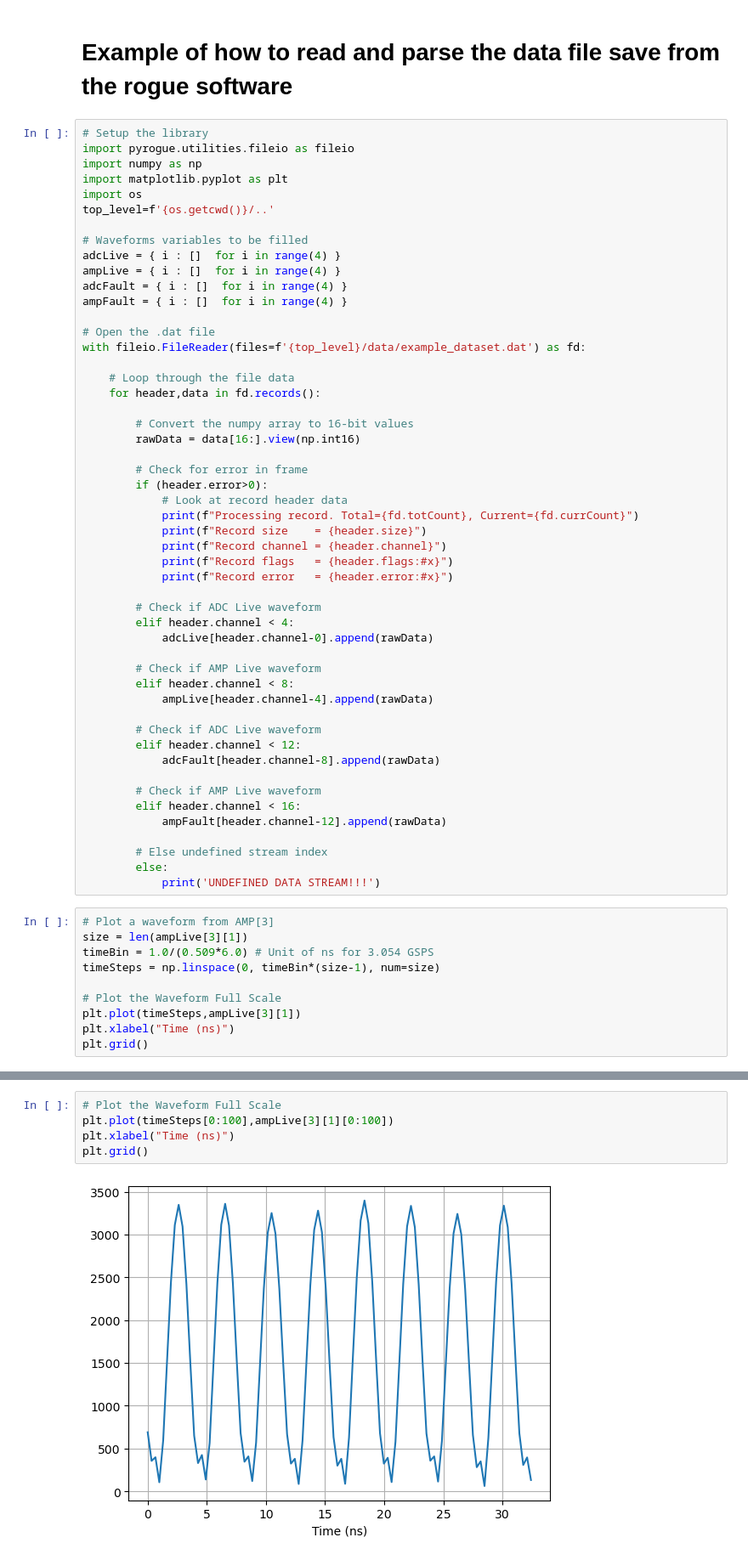
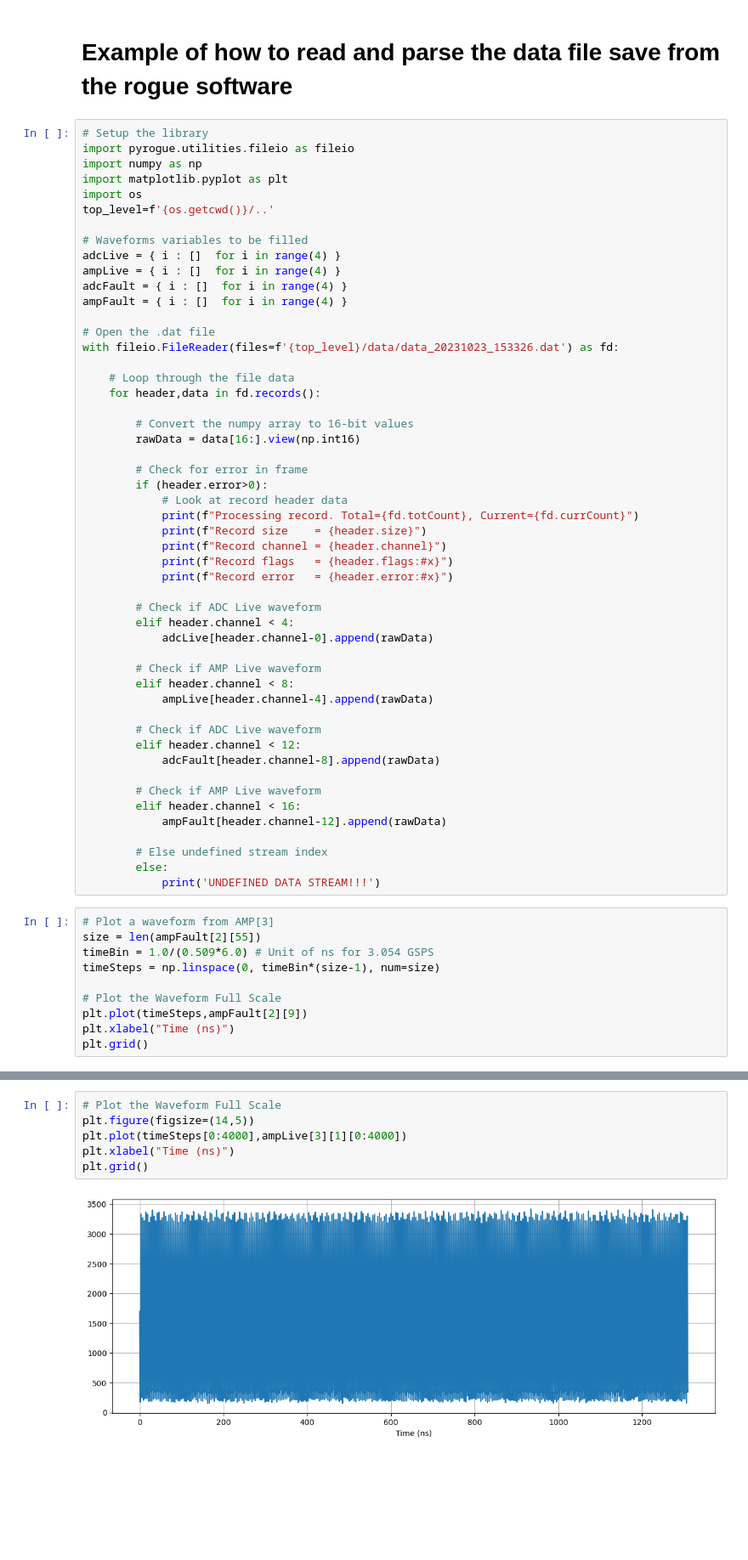
Before and after one commit to slaclab/kek-bpm-rfsoc-dev, a Jupyter notebook: software/notebooks/ExampleDatFileReader.ipynb, the cells around one changed output, grey strips where cells are left out. Shown: that part at 85% size. Saved outputs shown, nothing was run; the diff lists cells and outputs as text; blank space fills up the shorter version.

```diff
--- a/software/notebooks/ExampleDatFileReader.ipynb
+++ b/software/notebooks/ExampleDatFileReader.ipynb
@@ -15,7 +15,7 @@ adcFault = { i : []  for i in range(4) }
 ampFault = { i : []  for i in range(4) }
 
 # Open the .dat file
-with fileio.FileReader(files=f'{top_level}/data/example_dataset.dat') as fd:
+with fileio.FileReader(files=f'{top_level}/data/data_20231023_153326.dat') as fd:
 
     # Loop through the file data
     for header,data in fd.records():
@@ -53,12 +53,12 @@ with fileio.FileReader(files=f'{top_level}/data/example_dataset.dat') as fd:
             print('UNDEFINED DATA STREAM!!!')
 # %%
 # Plot a waveform from AMP[3]
-size = len(ampLive[3][1])
+size = len(ampFault[2][55])
 timeBin = 1.0/(0.509*6.0) # Unit of ns for 3.054 GSPS
 timeSteps = np.linspace(0, timeBin*(size-1), num=size)
 
 # Plot the Waveform Full Scale
-plt.plot(timeSteps,ampLive[3][1])
+plt.plot(timeSteps,ampFault[2][9])
 plt.xlabel("Time (ns)")
 plt.grid()
 # %% [output]
@@ -66,7 +66,8 @@ plt.grid()
 # %%
 # Plot the Waveform Full Scale
-plt.plot(timeSteps[0:100],ampLive[3][1][0:100])
+plt.figure(figsize=(14,5))
+plt.plot(timeSteps[0:4000],ampLive[3][1][0:4000])
 plt.xlabel("Time (ns)")
 plt.grid()
 # %% [output]
-[figure, old version]
+[figure, new version]
```
Also changed, not shown: parts of 4 cells of this notebook.
